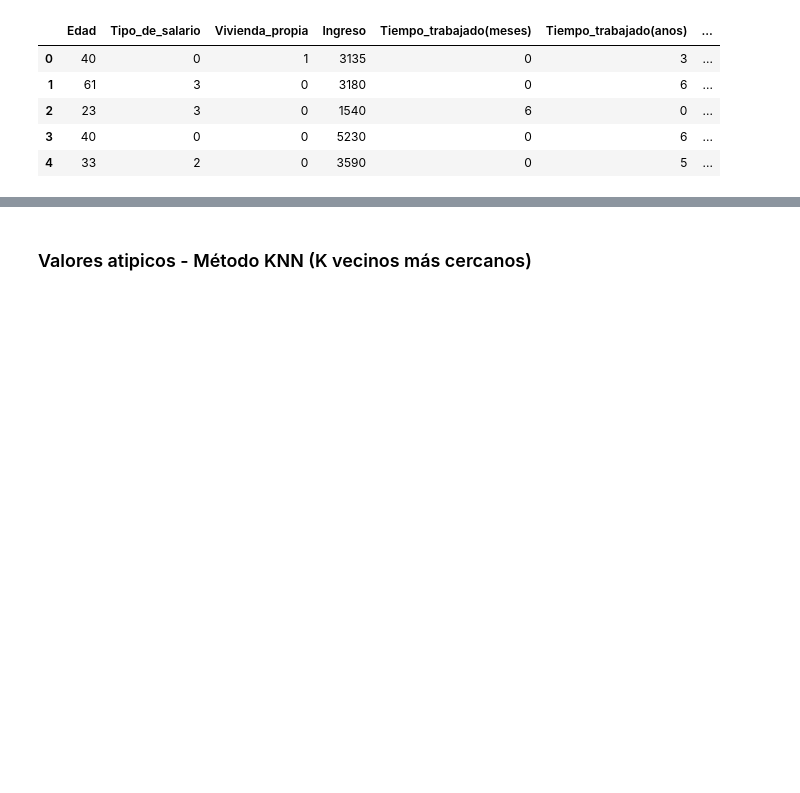
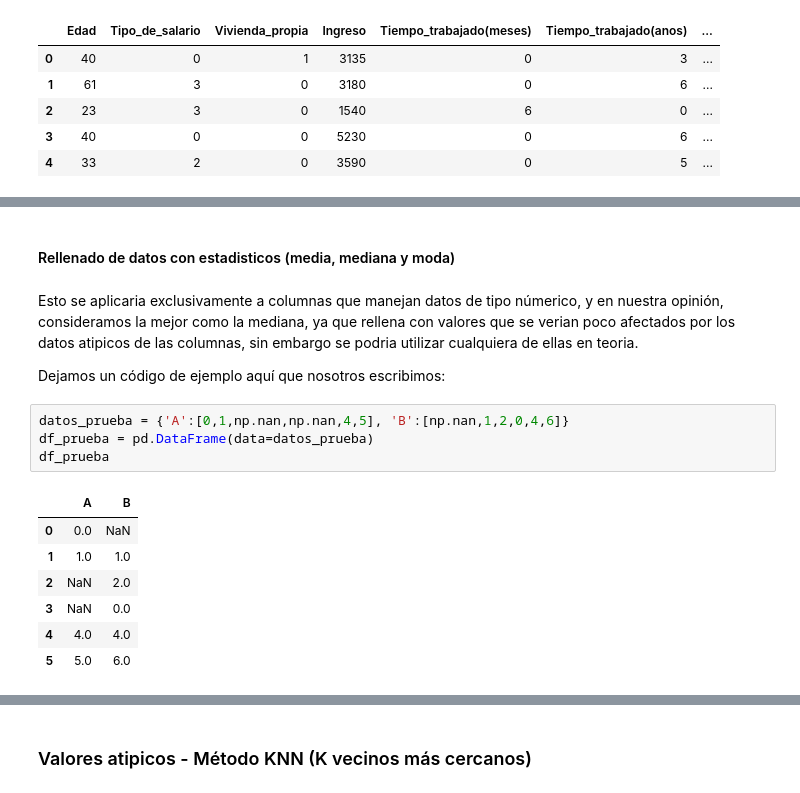
Before and after one commit to ismaelacosta/Proyecto_AID, a Jupyter notebook: examen.ipynb, the cells around one changed output, grey strips where cells are left out. Drawn from its saved outputs; the diff is of its cells as text; blank space fills up the shorter version.

Commit message:
Avance, se añadio info de histogramas y de datos vacios

```diff
--- a/examen.ipynb
+++ b/examen.ipynb
@@ -590,0 +807,18 @@ df.head()
+# %% [markdown]
+#### Rellenado de datos con estadisticos (media, mediana y moda)
+# %% [markdown]
+Esto se aplicaria exclusivamente a columnas que manejan datos de tipo númerico, y en nuestra opinión, consideramos la mejor como la mediana, ya que rellena con valores que se verian poco afectados por los datos atipicos de las columnas, sin embargo se podria utilizar cualquiera de ellas en teoria.
+
+Dejamos un código de ejemplo aquí que nosotros escribimos:
+# %%
+datos_prueba = {'A':[0,1,np.nan,np.nan,4,5], 'B':[np.nan,1,2,0,4,6]}
+df_prueba = pd.DataFrame(data=datos_prueba)
+df_prueba
+# %% [output]
+|  | A | B |
+| 0 | 0.0 | NaN |
+| 1 | 1.0 | 1.0 |
+| 2 | NaN | 2.0 |
+| 3 | NaN | 0.0 |
+| 4 | 4.0 | 4.0 |
+| 5 | 5.0 | 6.0 |
```
Also changed, not shown: parts of 39 cells of this notebook, 1 other file.
